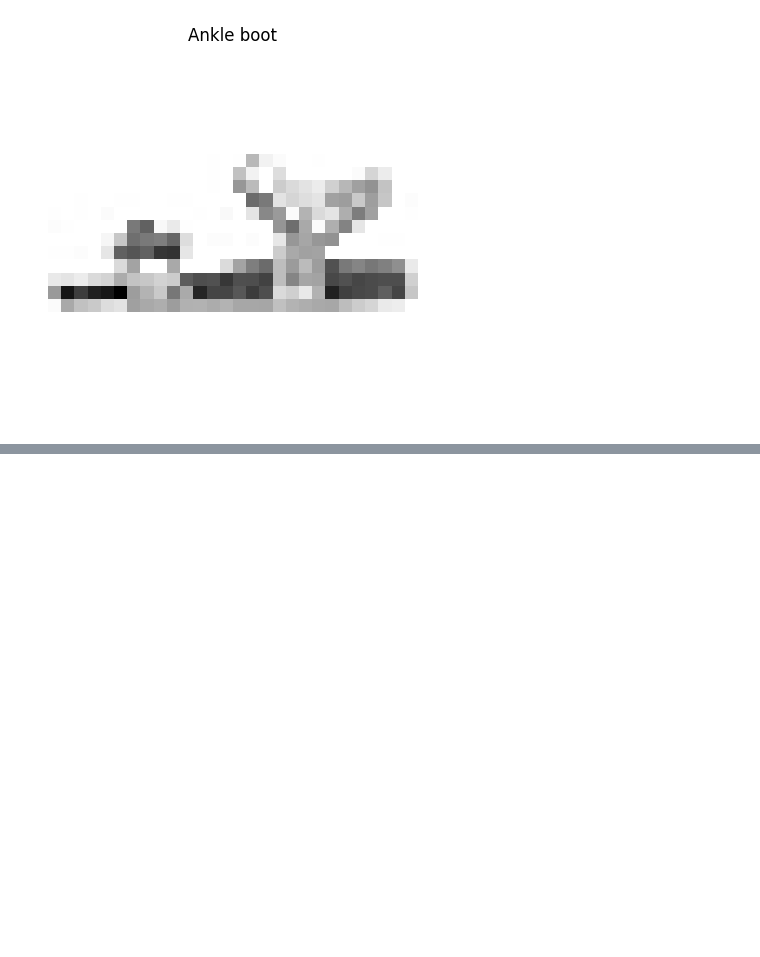
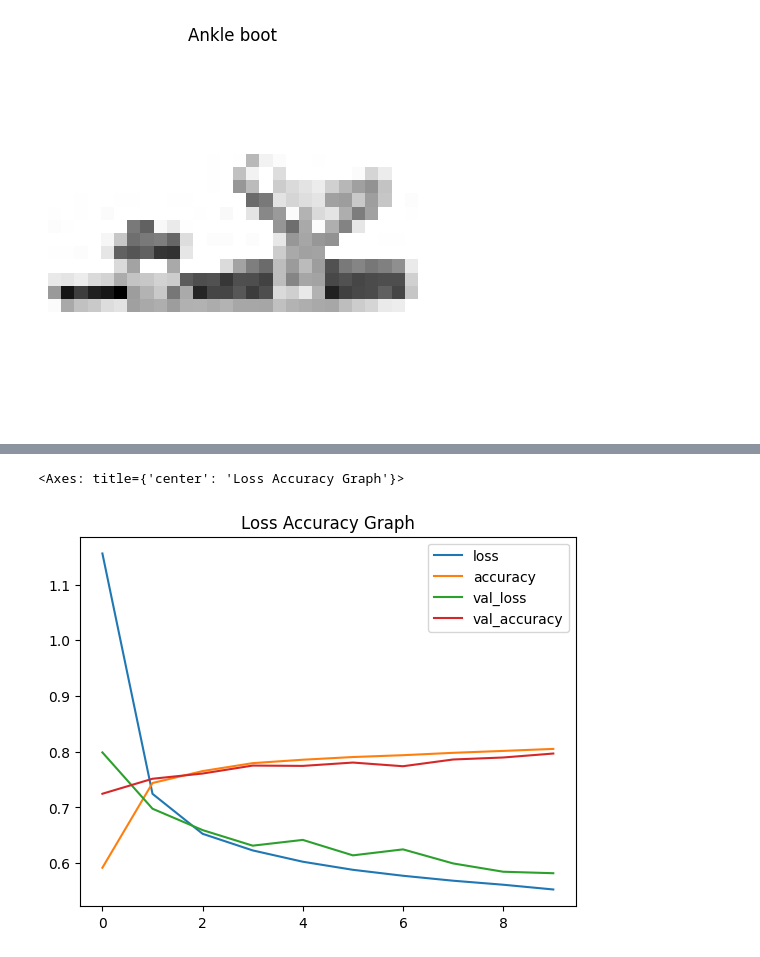
Before and after one commit to strcoder4007/Machine-Learning-Deep-Learning-Practice, a Jupyter notebook: tensorflow-fashion-mnist.ipynb, the cells around one changed output, grey strips where cells are left out. Cells and saved outputs as stored; diff of their text form; code cells hidden in the pictures; blank space fills up the shorter version.

```diff
--- a/tensorflow-fashion-mnist.ipynb
+++ b/tensorflow-fashion-mnist.ipynb
@@ -41,0 +42,15 @@ for i in range(4):
+# %%
+# Model
+tf.random.set_seed(42)
+model_1 = tf.keras.Sequential([
+    tf.keras.layers.Flatten(input_shape=(28, 28)),
+    tf.keras.layers.Dense(4, activation="relu"),
+    tf.keras.layers.Dense(4, activation="relu"),
+    tf.keras.layers.Dense(10, activation="softmax")
+])
+
+model_1.compile(loss=tf.keras.losses.SparseCategoricalCrossentropy(),
+                optimizer=tf.keras.optimizers.Adam(),
+                metrics=["accuracy"])
+
+history_1 = model_1.fit(train_data_norm, train_labels, epochs=10, verbose=1, validation_data=(test_data_norm, test_labels))
@@ -41,0 +98,6 @@ for i in range(4):
+# %%
+import pandas as pd
+pd.DataFrame(history_1.history).plot(title="Loss Accuracy Graph")
+# %% [output]
+<Axes: title={'center': 'Loss Accuracy Graph'}>
+[figure, added]
```
Also changed, not shown: parts of 10 cells of this notebook, 1 other file.
